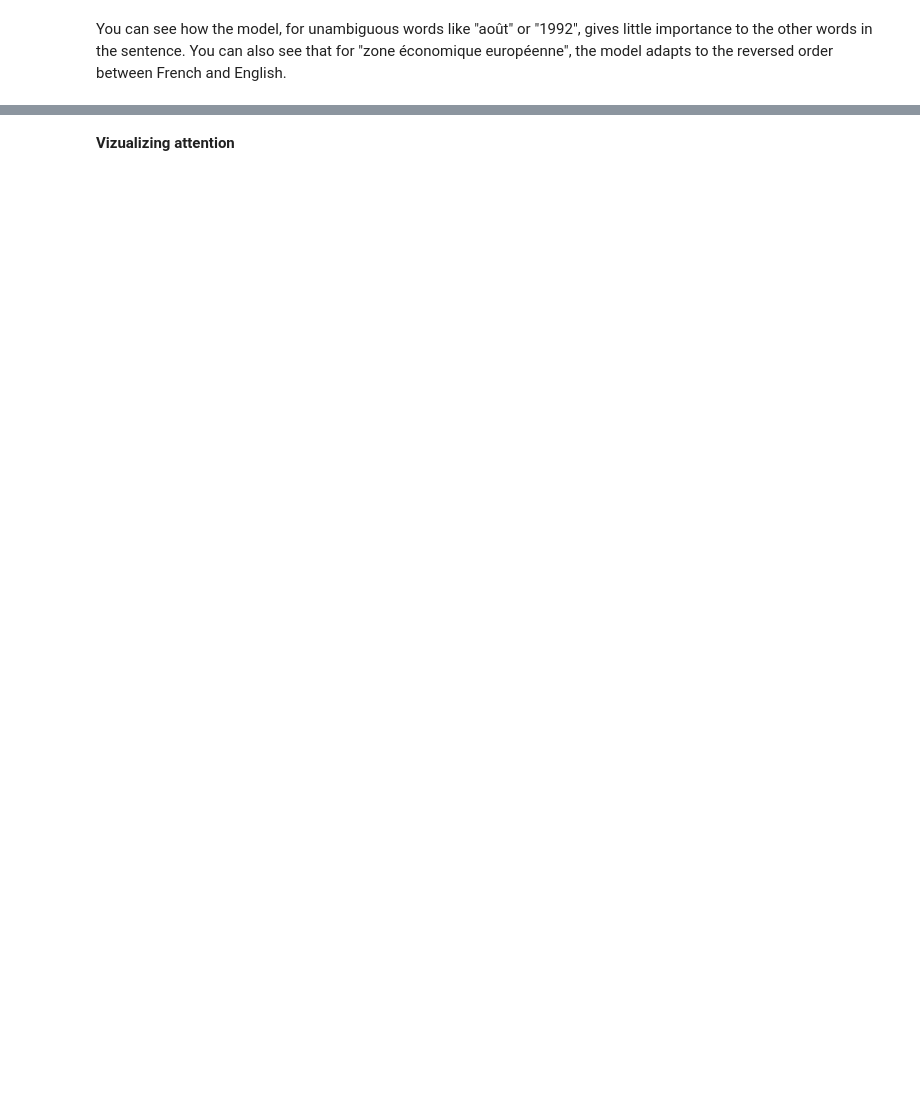
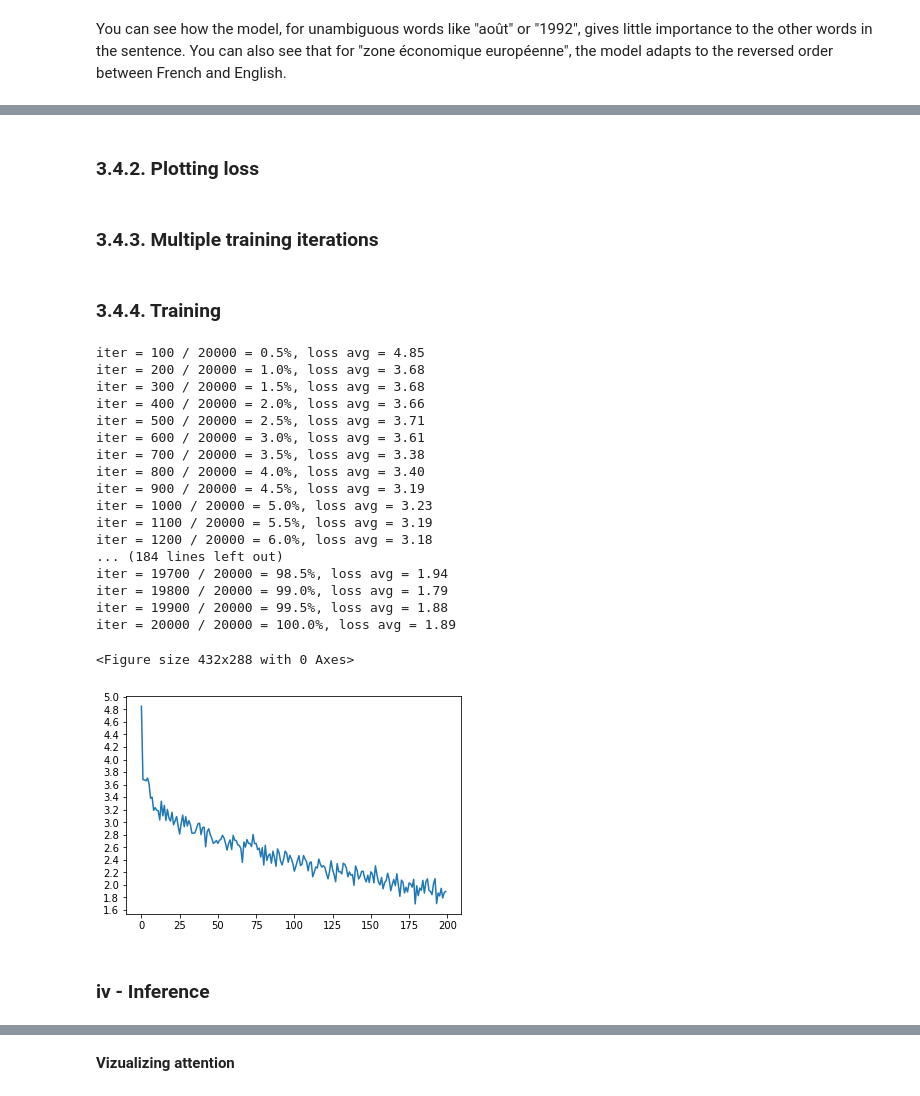
Before and after one commit to mattlouvet/seq2seq, a Jupyter notebook: Sequence to Sequence Learning with Neural Networks.ipynb, the cells around one changed output, grey strips where cells are left out. Saved outputs shown, nothing was run; the diff lists cells and outputs as text; code cells hidden in the pictures; blank space fills up the shorter version.

```diff
--- a/Sequence to Sequence Learning with Neural Networks.ipynb
+++ b/Sequence to Sequence Learning with Neural Networks.ipynb
@@ -124,0 +368,2 @@ You can see how the model, for unambiguous words like "août" or "1992", gives l
+# %% [markdown]
+### 3.4.2. Plotting loss
@@ -124,0 +384,71 @@ You can see how the model, for unambiguous words like "août" or "1992", gives l
+# %% [markdown]
+### 3.4.3. Multiple training iterations
+# %%
+def trainIters(encoder, decoder, n_iters, print_every=100, plot_every=100, learning_rate=0.01):
+    start = time.time()
+    plot_losses = []
+    print_loss_total = 0  # Reset every print_every
+    plot_loss_total = 0  # Reset every plot_every
+
+    encoder_optimizer = optim.SGD(encoder.parameters(), lr=learning_rate)
+    decoder_optimizer = optim.SGD(decoder.parameters(), lr=learning_rate)
+    training_pairs = [tensorsFromPair(random.choice(pairs))
+                      for i in range(n_iters)]
+    criterion = nn.NLLLoss()
+
+    for iter in range(1, n_iters + 1):
+        training_pair = training_pairs[iter - 1]
+        input_tensor = training_pair[0]
+        target_tensor = training_pair[1]
+
+        loss = train(input_tensor, target_tensor, encoder,
+                     decoder, encoder_optimizer, decoder_optimizer, criterion)
+        print_loss_total += loss
+        plot_loss_total += loss
+
+        if iter % print_every == 0:
+            print_loss_avg = print_loss_total / print_every
+            print_loss_total = 0
+            print("iter = {0} / {1} = {2:.1f}%, loss avg = {3:.2f}".format(iter, n_iters, iter / n_iters * 100, print_loss_avg))
+
+        if iter % plot_every == 0:
+            plot_loss_avg = plot_loss_total / plot_every
+            plot_losses.append(plot_loss_avg)
+            plot_loss_total = 0
+
+    showPlot(plot_losses)
+# %% [markdown]
+### 3.4.4. Training
+# %%
+# WATCH OUT ! Set the n_iter parameter, try a small value if you do not have a gpu
+
+hidden_size = 256
+
+n_iter = 15000 # 15000 iters takes 4 minutes on my computer with a gpu
+
+encoder1 = EncoderRNN(input_lang.n_words, hidden_size).to(device)
+attn_decoder1 = AttnDecoderRNN(hidden_size, output_lang.n_words, dropout_p=0.1).to(device)
+
+trainIters(encoder1, attn_decoder1, n_iter)
+# %% [output]
+iter = 100 / 20000 = 0.5%, loss avg = 4.85
+iter = 200 / 20000 = 1.0%, loss avg = 3.68
+iter = 300 / 20000 = 1.5%, loss avg = 3.68
+iter = 400 / 20000 = 2.0%, loss avg = 3.66
+iter = 500 / 20000 = 2.5%, loss avg = 3.71
+iter = 600 / 20000 = 3.0%, loss avg = 3.61
+iter = 700 / 20000 = 3.5%, loss avg = 3.38
+iter = 800 / 20000 = 4.0%, loss avg = 3.40
+iter = 900 / 20000 = 4.5%, loss avg = 3.19
+iter = 1000 / 20000 = 5.0%, loss avg = 3.23
+iter = 1100 / 20000 = 5.5%, loss avg = 3.19
+iter = 1200 / 20000 = 6.0%, loss avg = 3.18
+... (184 lines left out)
+iter = 19700 / 20000 = 98.5%, loss avg = 1.94
+iter = 19800 / 20000 = 99.0%, loss avg = 1.79
+iter = 19900 / 20000 = 99.5%, loss avg = 1.88
+iter = 20000 / 20000 = 100.0%, loss avg = 1.89
+<Figure size 432x288 with 0 Axes>
+[figure, added]
+# %% [markdown]
+### iv - Inference
```
Also changed, not shown: parts of 31 cells of this notebook, 2 other files.
